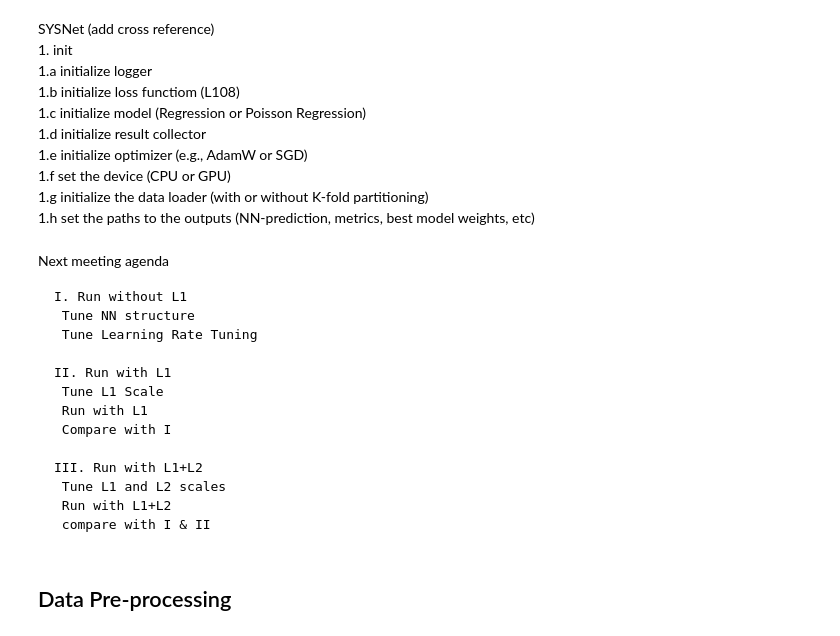
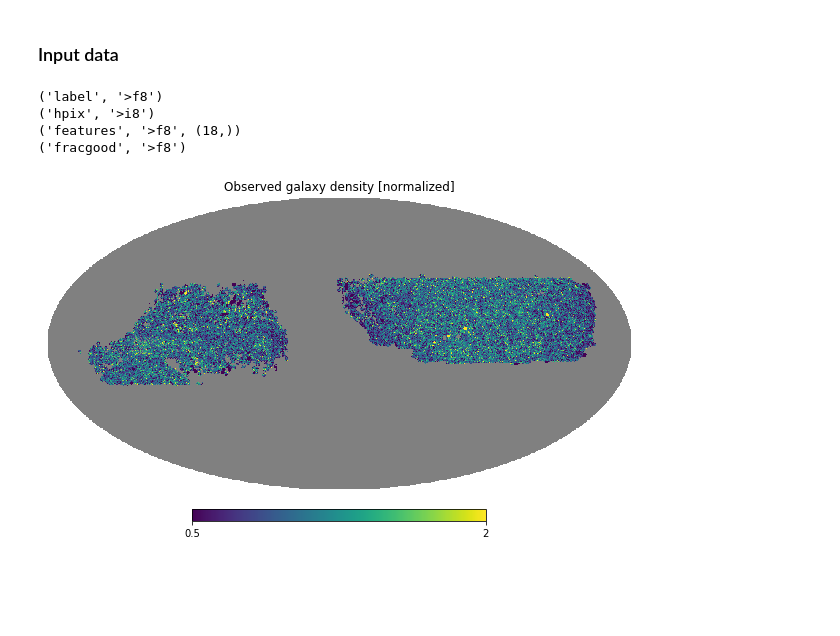
Before and after one commit to mehdirezaie/sysnetdev, a Jupyter notebook: notebooks/SYSNet.ipynb, the cells around one changed output. Cells and saved outputs as stored; diff of their text form; code cells hidden in the pictures; blank space fills up the shorter version.

````diff
--- a/notebooks/SYSNet.ipynb
+++ b/notebooks/SYSNet.ipynb
@@ -82,2 +42,25 @@ from sysnet import SYSNet, Config
+# %% [markdown]
+### Input data
+# %%
+input_ = ft.read('../input/eBOSS.ELG.NGC.DR7.table.fits')  # read tab. data
+
+for array in input_.dtype.descr:
+    print(array)
+
+# for visualization
+nside = 256
+ng = np.zeros(12*nside*nside)
+ng[:] = np.nan
+ng[input_['hpix']] = input_['label']
+
+# Mollweide projection
+hp.mollview(ng, rot=-85, min=0.5, max=2.0,
+            title='Observed galaxy density [normalized]')
+# %% [output]
+('label', '>f8')
+('hpix', '>i8')
+('features', '>f8', (18,))
+('fracgood', '>f8')
+[figure, added]
 # %%
 config = Config('../scripts/config.yaml')   # read config file
@@ -88,30 +66,0 @@ pipeline.run()
-# %% [markdown]
-SYSNet (add cross reference) <br/>
-    1. init <br/>
-        1.a initialize logger <br/>
-        1.b initialize loss functiom (L108) <br/>
-        1.c initialize model (Regression or Poisson Regression) <br/>
-        1.d initialize result collector <br/>
-        1.e initialize optimizer (e.g., AdamW or SGD) <br/>
-        1.f set the device (CPU or GPU) <br/>
-        1.g initialize the data loader (with or without K-fold partitioning) <br/>
-        1.h set the paths to the outputs (NN-prediction, metrics, best model weights, etc)
-# %% [markdown]
-Next meeting agenda
-```
-I. Run without L1
- Tune NN structure
- Tune Learning Rate Tuning
-
-II. Run with L1
- Tune L1 Scale
- Run with L1
- Compare with I
-
-III. Run with L1+L2
- Tune L1 and L2 scales
- Run with L1+L2
- compare with I & II
-```
-# %% [markdown]
-## Data Pre-processing
````
Also changed, not shown: parts of 26 cells of this notebook, 7 other files.
